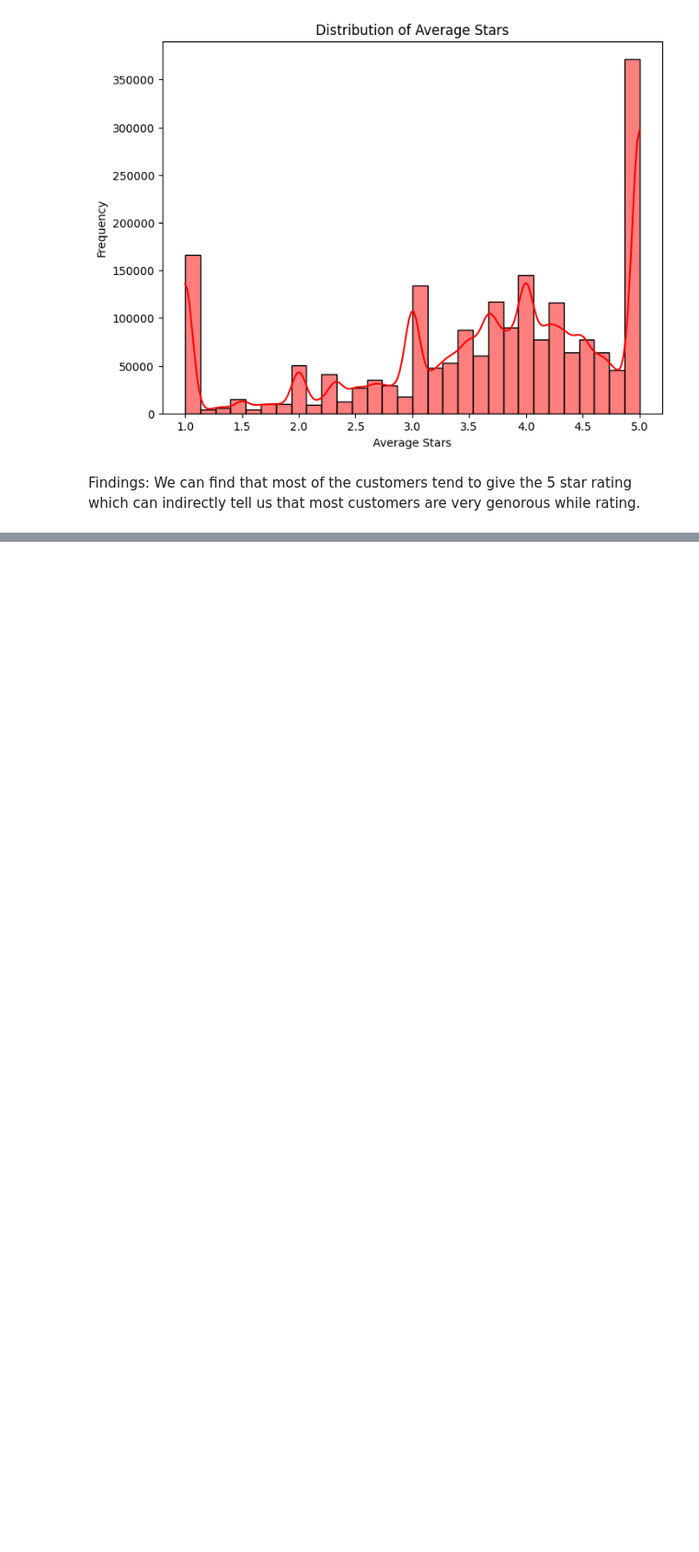
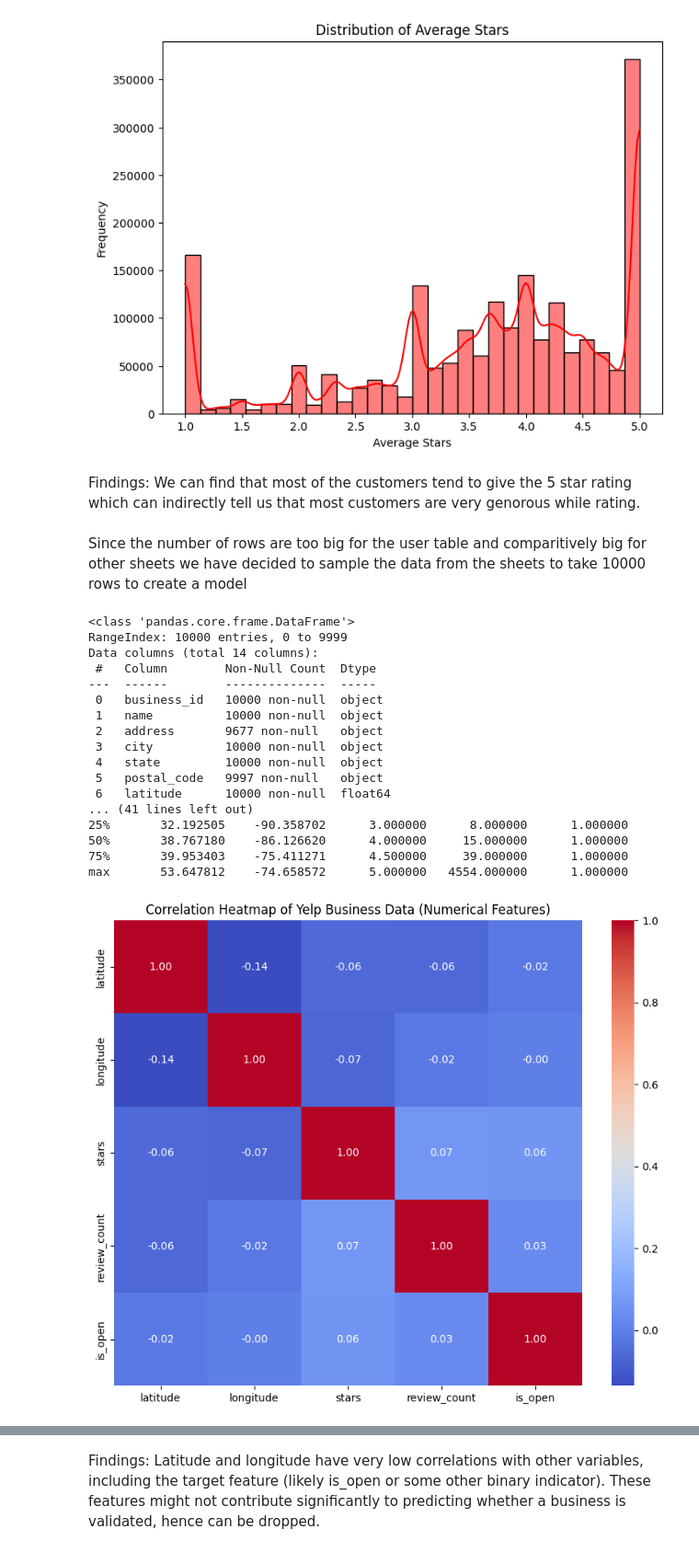
Before and after one commit to MueezAmj/A2_ML2_Bayes, a Jupyter notebook: ML_Assignment1_sem2_EDA.ipynb, the cells around one changed output, grey strips where cells are left out. Shown at 92% size. Drawn from its saved outputs; the diff is of its cells as text; code cells hidden in the pictures; blank space fills up the shorter version.

```diff
--- a/ML_Assignment1_sem2_EDA.ipynb
+++ b/ML_Assignment1_sem2_EDA.ipynb
@@ -616,3 +616,73 @@ plt.show()
 [figure]
 # %% [markdown]
 Findings: We can find that most of the customers tend to give the 5 star rating which can indirectly tell us that most customers are very genorous while rating.
+# %% [markdown]
+Since the number of rows are too big for the user table and comparitively big for other sheets we have decided to sample the data from the sheets to take 10000 rows to create a model
+# %%
+# Load a sample of the dataset just considering 10000 rows.
+
+business_data = pd.read_csv('/content/drive/My Drive/yelp_academic_dataset_business.csv', nrows=10000)
+review_data = pd.read_csv('/content/drive/My Drive/yelp_academic_dataset_review.csv', nrows=10000)
+user_data = pd.read_csv('/content/drive/My Drive/yelp_academic_dataset_user.csv', nrows=10000)
+checkin_data = pd.read_csv('/content/drive/My Drive/yelp_academic_dataset_checkin.csv', nrows=10000)
+tip_data = pd.read_csv('/content/drive/My Drive/yelp_academic_dataset_tip.csv', nrows=10000)
+# %%
+# Check basic info and structure
+print(business_data.info())
+# Count the occurrences of each class (0 = closed, 1 = open)
+is_open_counts = business_data['is_open'].value_counts()
+
+# Display the raw counts
+print("Class Counts (Raw):")
+print(is_open_counts)
+
+# Calculate the percentage of each class
+is_open_percentage = business_data['is_open'].value_counts(normalize=True) * 100
+
+# Display the class proportions
+print("\nClass Proportions (Percentage):")
+print(is_open_percentage)
+
+
+# Check for missing values
+print(business_data.isnull().sum())
+
+# Summary statistics
+print(business_data.describe())
+
+numeric_columns = business_data[['latitude', 'longitude', 'stars', 'review_count', 'is_open']]
+
+# Generate the correlation matrix
+correlation_matrix = numeric_columns.corr()
+business_data_sample = business_data.sample(n=1000, random_state=42)
+
+
+# Correlation heatmap for numerical features
+plt.figure(figsize=(10, 8))
+sns.heatmap(correlation_matrix, annot=True, cmap='coolwarm', fmt='.2f')
+plt.title('Correlation Heatmap of Yelp Business Data (Numerical Features)')
+plt.show()
+
+
+# Pairplot to visualize relationships between variables like 'stars', 'review_count'
+sns.pairplot(business_data[['stars', 'review_count', 'is_open']])
+plt.show()
+# %% [output]
+<class 'pandas.core.frame.DataFrame'>
+RangeIndex: 10000 entries, 0 to 9999
+Data columns (total 14 columns):
+ #   Column        Non-Null Count  Dtype
+---  ------        --------------  -----
+ 0   business_id   10000 non-null  object
+ 1   name          10000 non-null  object
+ 2   address       9677 non-null   object
+ 3   city          10000 non-null  object
+ 4   state         10000 non-null  object
+ 5   postal_code   9997 non-null   object
+ 6   latitude      10000 non-null  float64
+... (41 lines left out)
+25%       32.192505    -90.358702      3.000000      8.000000      1.000000
+50%       38.767180    -86.126620      4.000000     15.000000      1.000000
+75%       39.953403    -75.411271      4.500000     39.000000      1.000000
+max       53.647812    -74.658572      5.000000   4554.000000      1.000000
+[figure, added]
@@ -618,0 +690,2 @@ Findings: We can find that most of the customers tend to give the 5 star rating
+# %% [markdown]
+Findings: Latitude and longitude have very low correlations with other variables, including the target feature (likely is_open or some other binary indicator). These features might not contribute significantly to predicting whether a business is validated, hence can be dropped.
```
Also changed, not shown: parts of 75 cells of this notebook.
